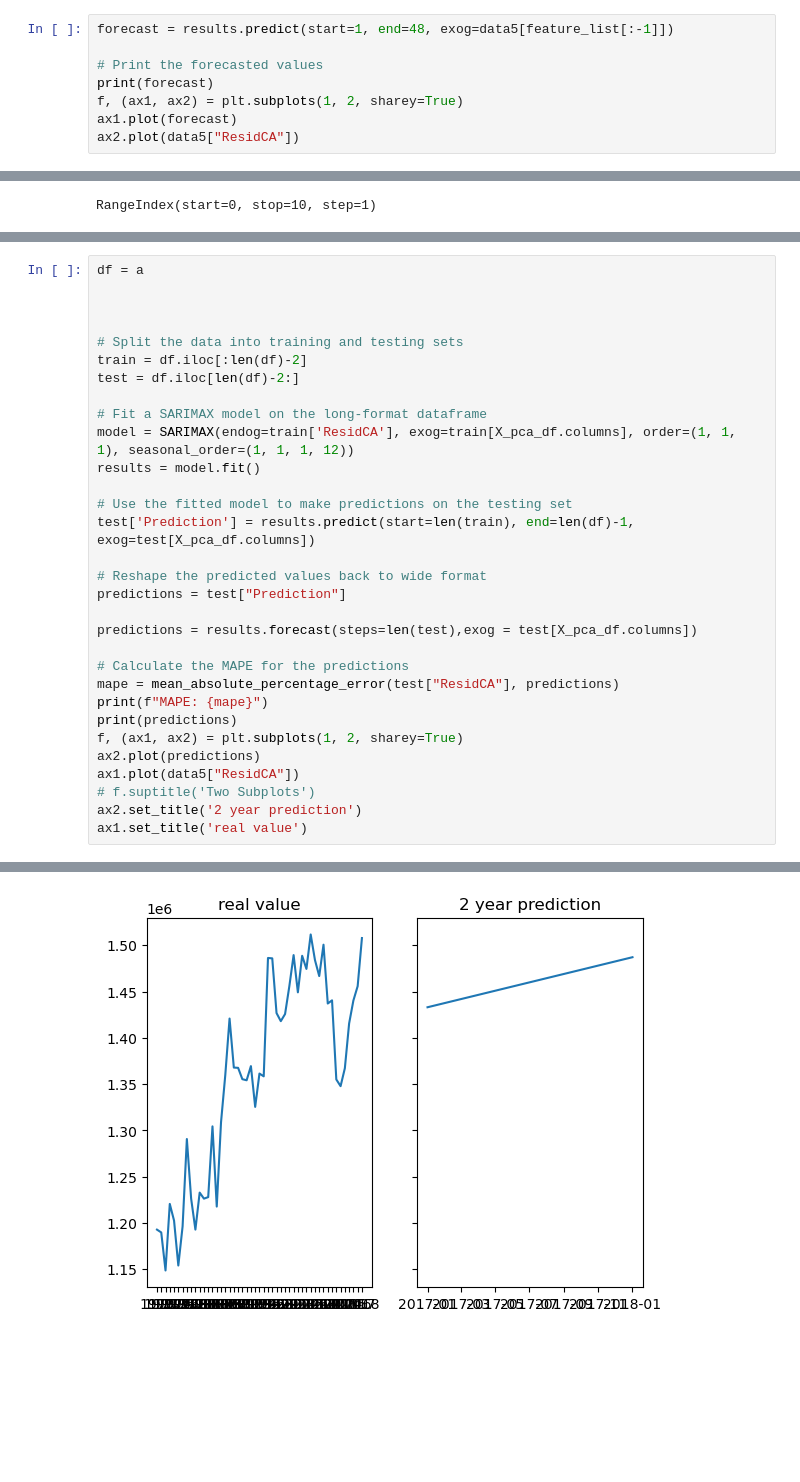
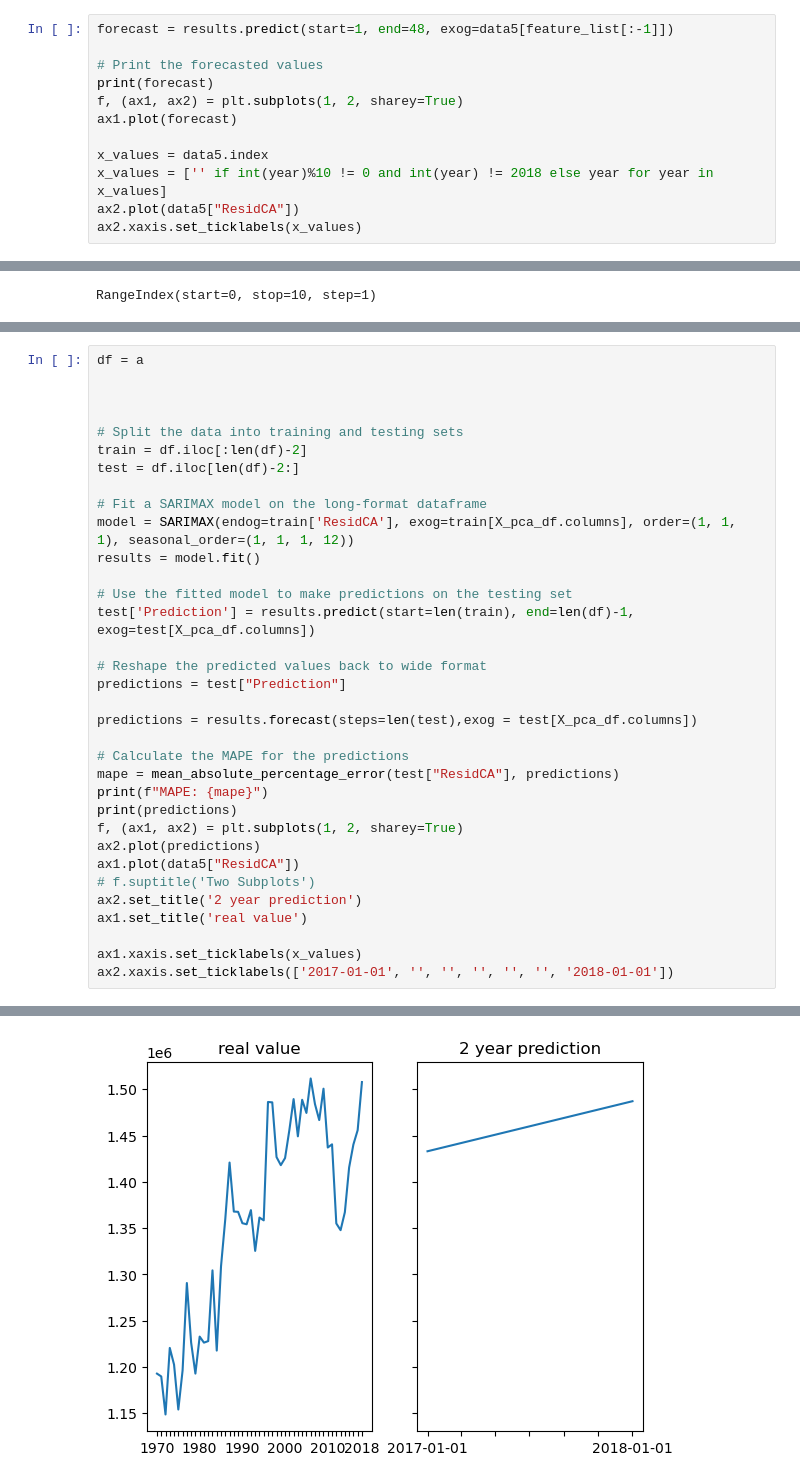
Before and after one commit to tianwin/EnergyPredictionCA, a Jupyter notebook: FrankDong/model.ipynb, the cells around one changed output, grey strips where cells are left out. Drawn from its saved outputs; the diff is of its cells as text; blank space fills up the shorter version.

```diff
--- a/FrankDong/model.ipynb
+++ b/FrankDong/model.ipynb
@@ -210,7 +187,11 @@ forecast = results.predict(start=1, end=48, exog=data5[feature_list[:-1]])
 print(forecast)
 f, (ax1, ax2) = plt.subplots(1, 2, sharey=True)
 ax1.plot(forecast)
+
+x_values = data5.index
+x_values = ['' if int(year)%10 != 0 and int(year) != 2018 else year for year in x_values]
 ax2.plot(data5["ResidCA"])
+ax2.xaxis.set_ticklabels(x_values)
 # %% [output]
 1971-01-01    1189801.0
 1972-01-01    1148722.0
@@ -906,4 +1012,7 @@ ax1.plot(data5["ResidCA"])
 # f.suptitle('Two Subplots')
 ax2.set_title('2 year prediction')
 ax1.set_title('real value')
+
+ax1.xaxis.set_ticklabels(x_values)
+ax2.xaxis.set_ticklabels(['2017-01-01', '', '', '', '', '', '2018-01-01'])
 # %% [output]
@@ -934 +1035 @@ Text(0.5, 1.0, 'real value')
-[figure, old version]
+[figure, new version]
```
Also changed, not shown: parts of 19 cells of this notebook.
